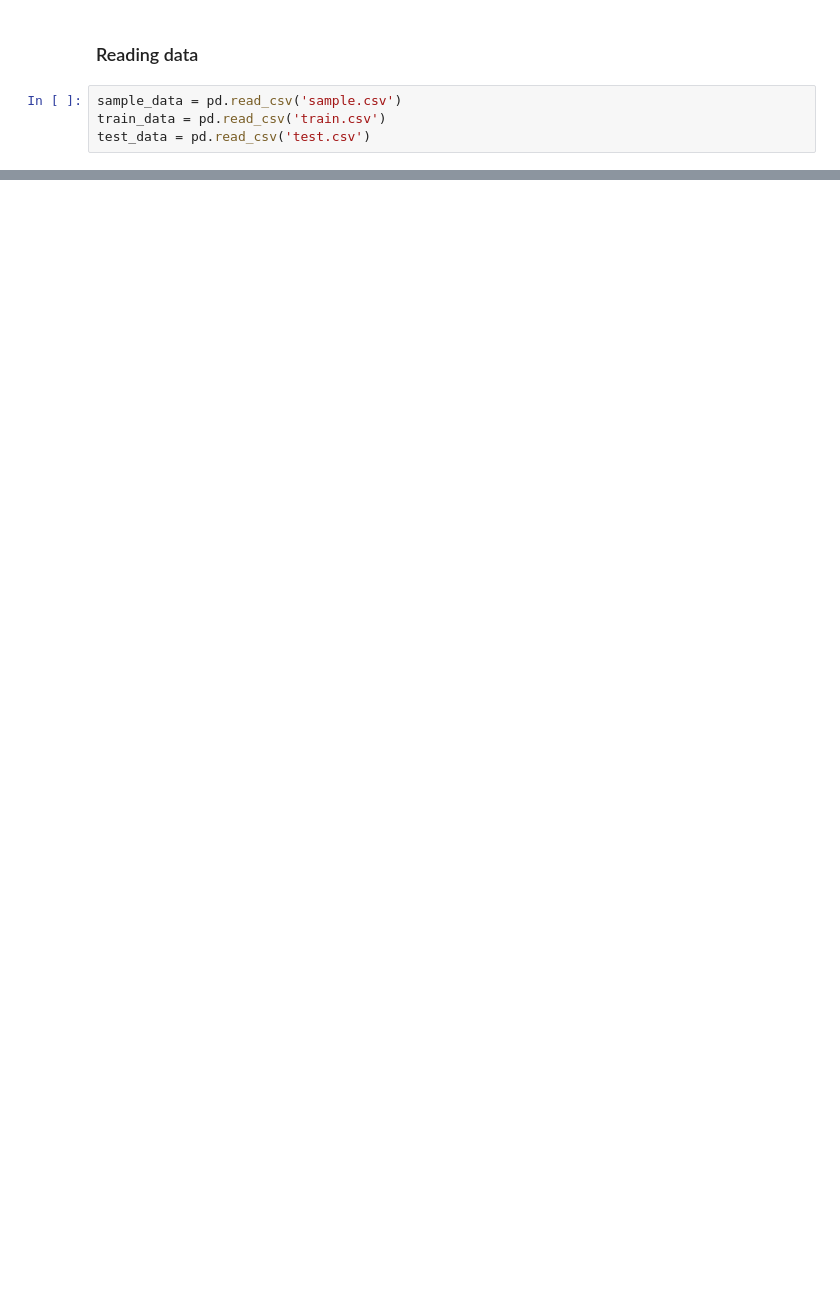
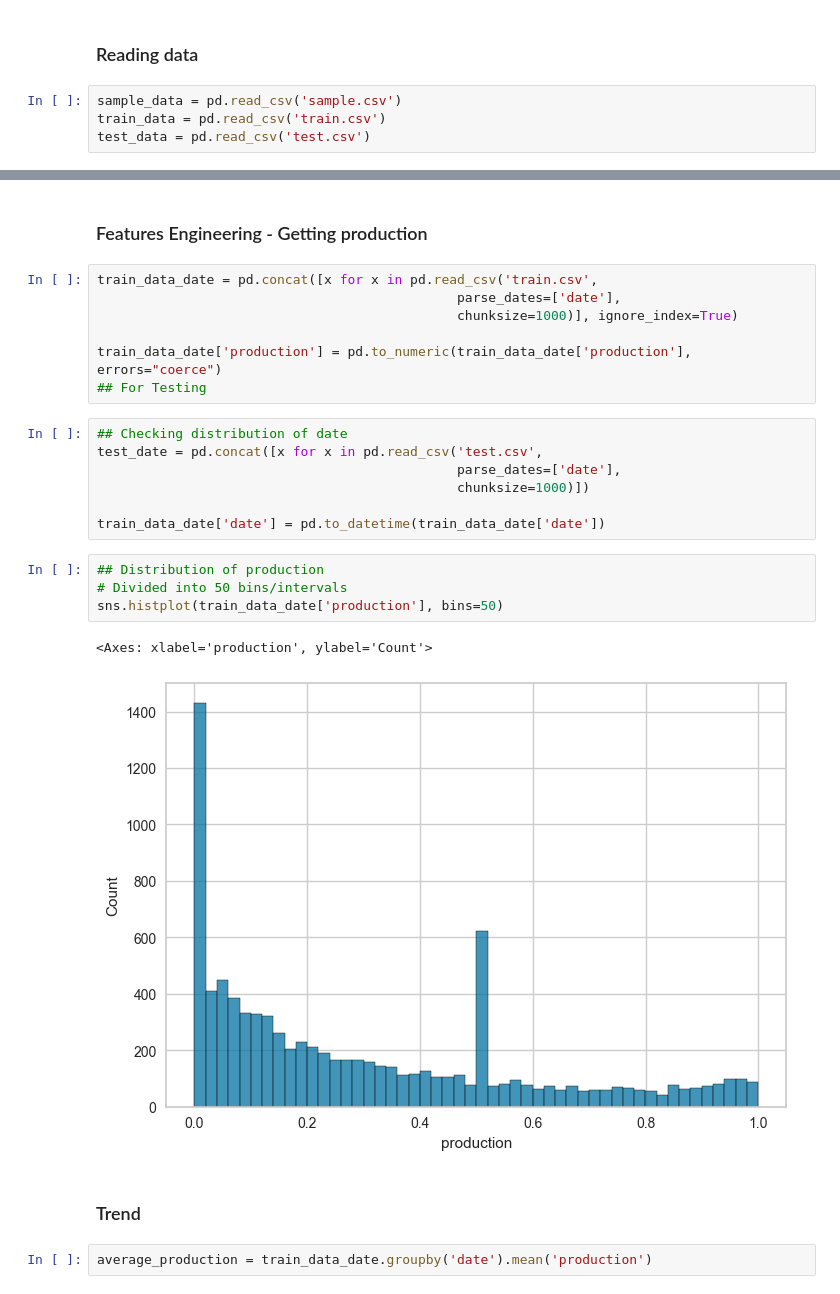
Before and after one commit to lognguyen/Ensimag-Wind-Power-Forecasting-Kaggle-Competition-, a Jupyter notebook: ensimag.ipynb, the cells around one changed output, grey strips where cells are left out. Drawn from its saved outputs; the diff is of its cells as text; blank space fills up the shorter version.

Commit message:
Finished plotting and predicting

```diff
--- a/ensimag.ipynb
+++ b/ensimag.ipynb
@@ -45,0 +118,27 @@ test_data = pd.read_csv('test.csv')
+# %% [markdown]
+### Features Engineering - Getting production
+# %%
+train_data_date = pd.concat([x for x in pd.read_csv('train.csv',
+                                              parse_dates=['date'],
+                                              chunksize=1000)], ignore_index=True)
+
+train_data_date['production'] = pd.to_numeric(train_data_date['production'], errors="coerce")
+## For Testing
+# %%
+## Checking distribution of date
+test_date = pd.concat([x for x in pd.read_csv('test.csv',
+                                              parse_dates=['date'],
+                                              chunksize=1000)])
+
+train_data_date['date'] = pd.to_datetime(train_data_date['date'])
+# %%
+## Distribution of production
+# Divided into 50 bins/intervals
+sns.histplot(train_data_date['production'], bins=50)
+# %% [output]
+<Axes: xlabel='production', ylabel='Count'>
+[figure, added]
+# %% [markdown]
+### Trend
+# %%
+average_production = train_data_date.groupby('date').mean('production')
```
Also changed, not shown: parts of 24 cells of this notebook, 1 other file.
